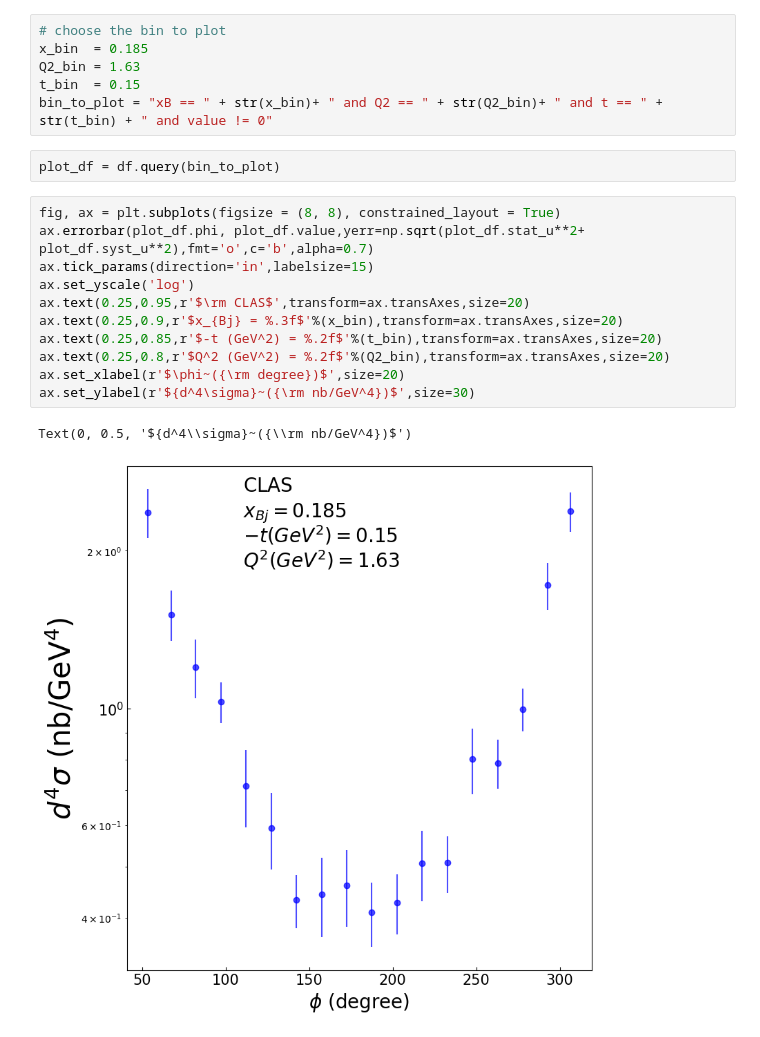
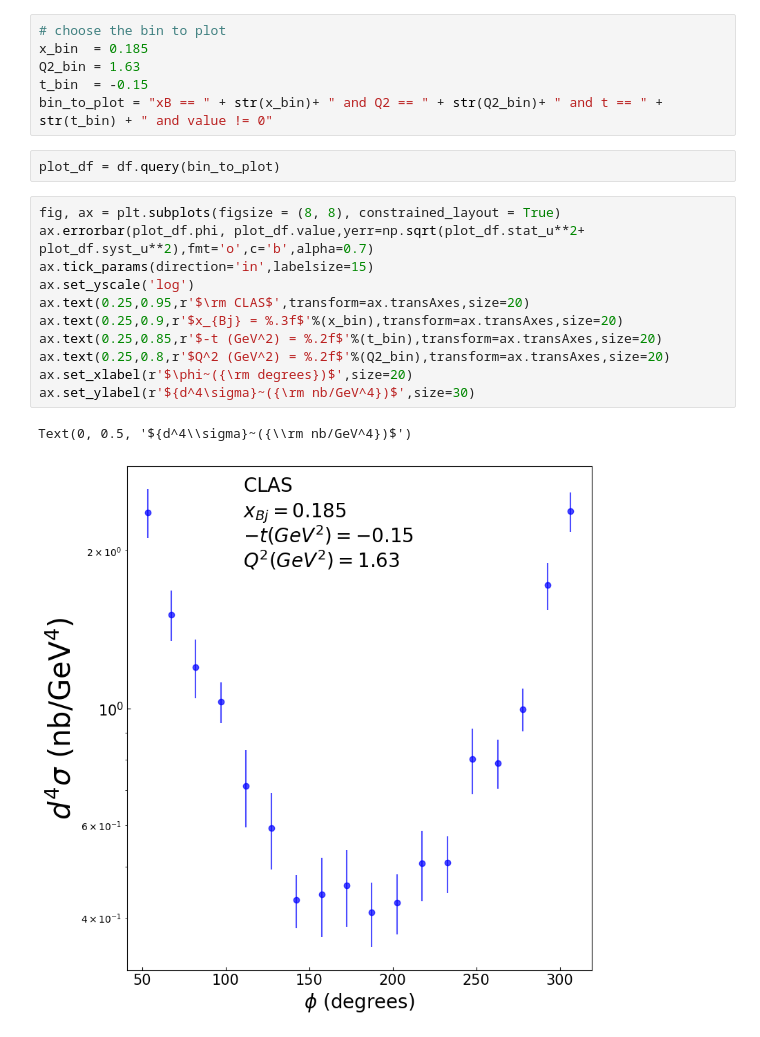
Before and after one commit to qgtcollab/QGT-database, a Jupyter notebook: visuals_example.ipynb, the cells around one changed output. Saved outputs shown, nothing was run; the diff lists cells and outputs as text.

Commit message:
visuals

```diff
--- a/visuals_example.ipynb
+++ b/visuals_example.ipynb
@@ -56,21 +42,21 @@ We will choose the bin $x = 0.126$, $Q^2 = 1.11$ GeV$^2$, $-t=0.11$ GeV$^2$
 # choose the bin to plot
 x_bin  = 0.185
 Q2_bin = 1.63
-t_bin  = 0.15
+t_bin  = -0.15
 bin_to_plot = "xB == " + str(x_bin)+ " and Q2 == " + str(Q2_bin)+ " and t == " + str(t_bin) + " and value != 0"
 # %%
 plot_df = df.query(bin_to_plot)
 # %%
 fig, ax = plt.subplots(figsize = (8, 8), constrained_layout = True)
 ax.errorbar(plot_df.phi, plot_df.value,yerr=np.sqrt(plot_df.stat_u**2+ plot_df.syst_u**2),fmt='o',c='b',alpha=0.7)
 ax.tick_params(direction='in',labelsize=15)
 ax.set_yscale('log')
 ax.text(0.25,0.95,r'$\rm CLAS$',transform=ax.transAxes,size=20)
 ax.text(0.25,0.9,r'$x_{Bj} = %.3f$'%(x_bin),transform=ax.transAxes,size=20)
 ax.text(0.25,0.85,r'$-t (GeV^2) = %.2f$'%(t_bin),transform=ax.transAxes,size=20)
 ax.text(0.25,0.8,r'$Q^2 (GeV^2) = %.2f$'%(Q2_bin),transform=ax.transAxes,size=20)
-ax.set_xlabel(r'$\phi~({\rm degree})$',size=20)
+ax.set_xlabel(r'$\phi~({\rm degrees})$',size=20)
 ax.set_ylabel(r'${d^4\sigma}~({\rm nb/GeV^4})$',size=30)
 # %% [output]
 Text(0, 0.5, '${d^4\\sigma}~({\\rm nb/GeV^4})$')
-[figure, old version]
+[figure, new version]
```
Also changed, not shown: parts of 3 cells of this notebook.
